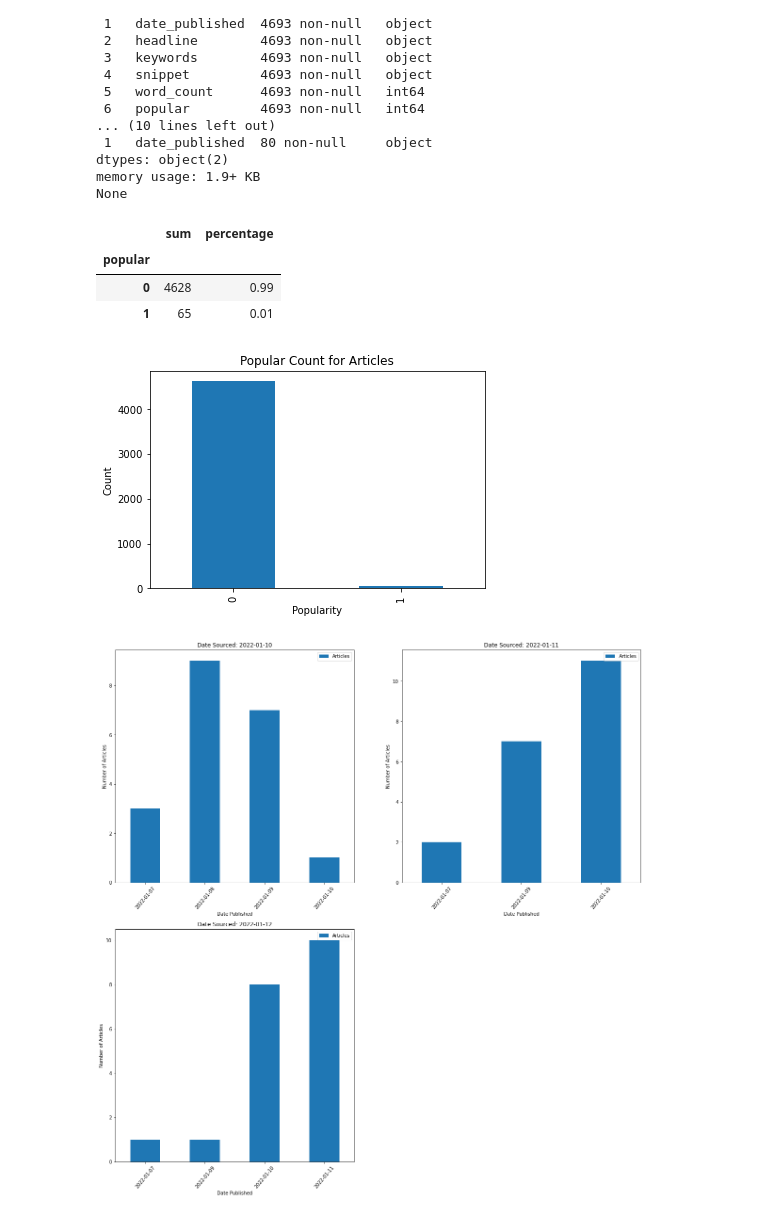
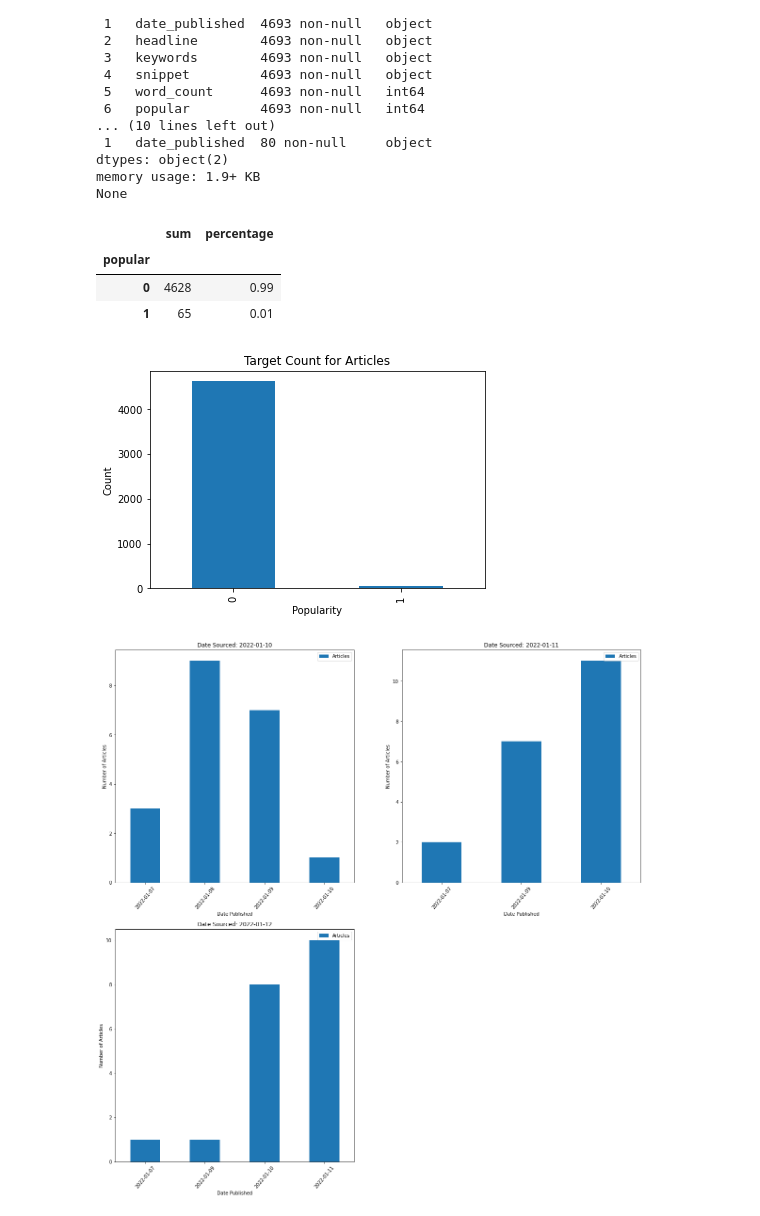
Before and after one commit to zach-hanly/nyt_predicting_shared_articles, a Jupyter notebook: model_training.ipynb, the cells around one changed output. Saved outputs shown, nothing was run; the diff lists cells and outputs as text; code cells hidden in the pictures.

```diff
--- a/model_training.ipynb
+++ b/model_training.ipynb
@@ -79,18 +79,18 @@ None
 # %%
 # value sentiments
 popular_count = df.popular.value_counts().rename('sum')
 popular_perc = df.popular.value_counts(normalize=True).round(2).rename('percentage')
 popular_values = pd.concat([popular_count, popular_perc], axis=1)
-popular_values['sum'].plot(kind='bar', title='Popular Count for Articles',
+popular_values['sum'].plot(kind='bar', title='Target Count for Articles',
                                  xlabel='Popularity', ylabel='Count');
 popular_values.index.name = 'popular'
 popular_values
 # %% [output]
 |  | sum | percentage |
 | popular |  |  |
 | 0 | 4628 | 0.99 |
 | 1 | 65 | 0.01 |
-[figure, old version]
+[figure, new version]
 # %%
 df_list_load = load_most_shared_eda('data/most_popular_train')
 df_list = clean_most_shared_eda(df_list_load)
```
Also changed, not shown: parts of 21 cells of this notebook, 5 other files.
